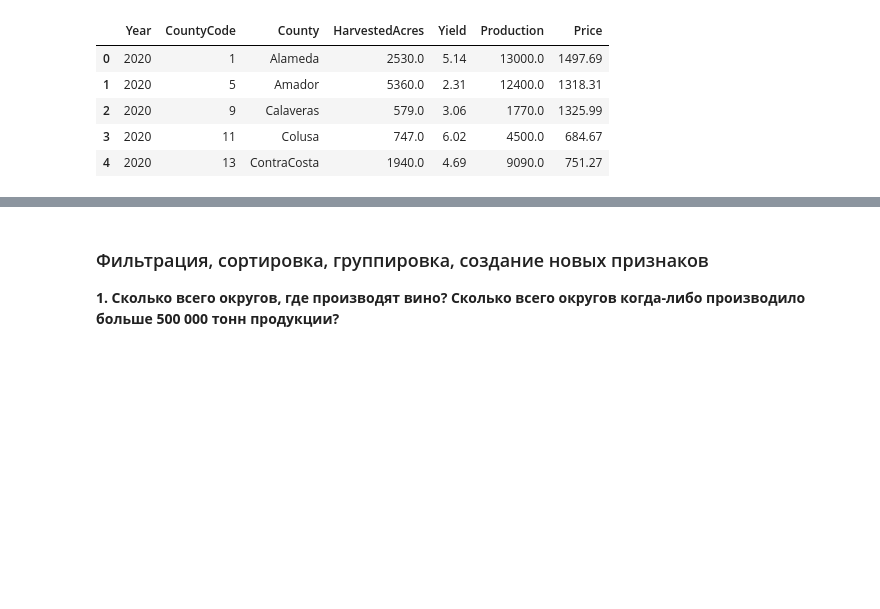
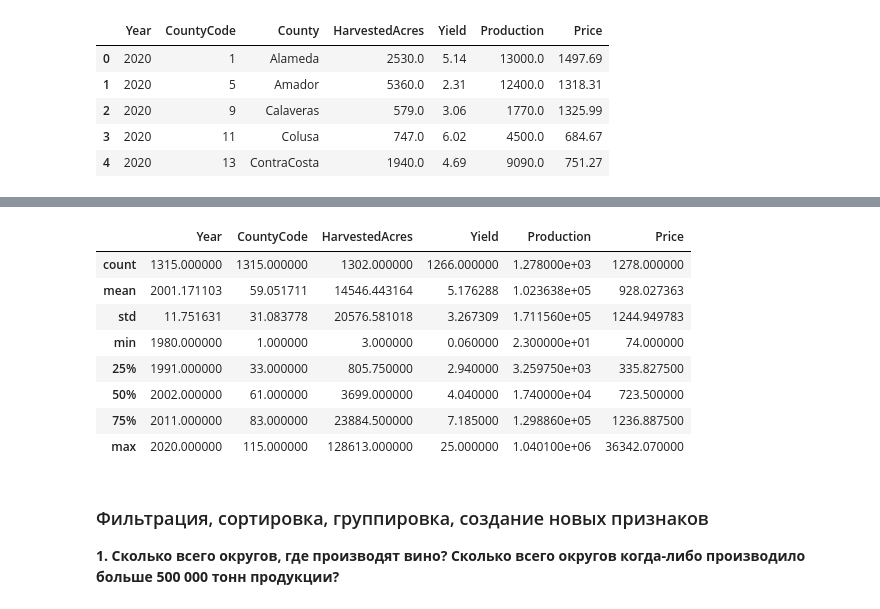
Before and after one commit to Arsenchius/hse_python_course, a Jupyter notebook: sems/sem07/Files_pandas.ipynb, the cells around one changed output, grey strips where cells are left out. Cells and saved outputs as stored; diff of their text form; code cells hidden in the pictures; blank space fills up the shorter version.

```diff
--- a/sems/sem07/Files_pandas.ipynb
+++ b/sems/sem07/Files_pandas.ipynb
@@ -266,3 +301,15 @@ data.head() # первые 5 строк файла
+# %%
+data.describe()
+# %% [output]
+|  | Year | CountyCode | HarvestedAcres | Yield | Production | Price |
+| count | 1315.000000 | 1315.000000 | 1302.000000 | 1266.000000 | 1.278000e+03 | 1278.000000 |
+| mean | 2001.171103 | 59.051711 | 14546.443164 | 5.176288 | 1.023638e+05 | 928.027363 |
+| std | 11.751631 | 31.083778 | 20576.581018 | 3.267309 | 1.711560e+05 | 1244.949783 |
+| min | 1980.000000 | 1.000000 | 3.000000 | 0.060000 | 2.300000e+01 | 74.000000 |
+| 25% | 1991.000000 | 33.000000 | 805.750000 | 2.940000 | 3.259750e+03 | 335.827500 |
+| 50% | 2002.000000 | 61.000000 | 3699.000000 | 4.040000 | 1.740000e+04 | 723.500000 |
+| 75% | 2011.000000 | 83.000000 | 23884.500000 | 7.185000 | 1.298860e+05 | 1236.887500 |
+| max | 2020.000000 | 115.000000 | 128613.000000 | 25.000000 | 1.040100e+06 | 36342.070000 |
 # %% [markdown]
 ### Фильтрация, сортировка, группировка, создание новых признаков <a name="par2.1"></a>
 
```
Also changed, not shown: parts of 9 cells of this notebook, 4 other files.
